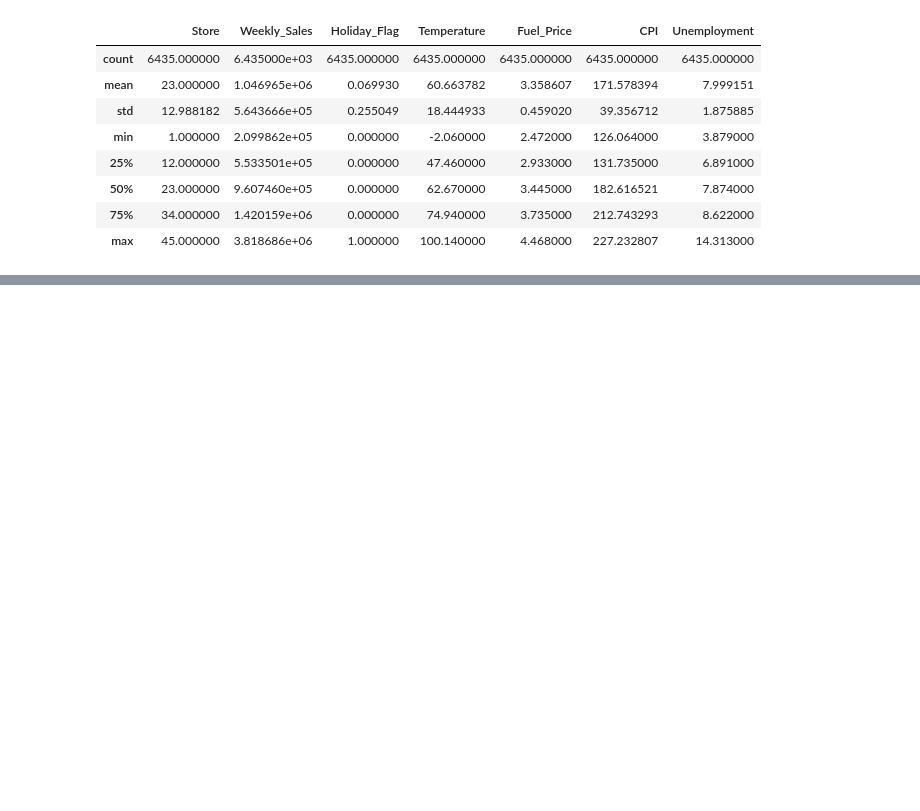
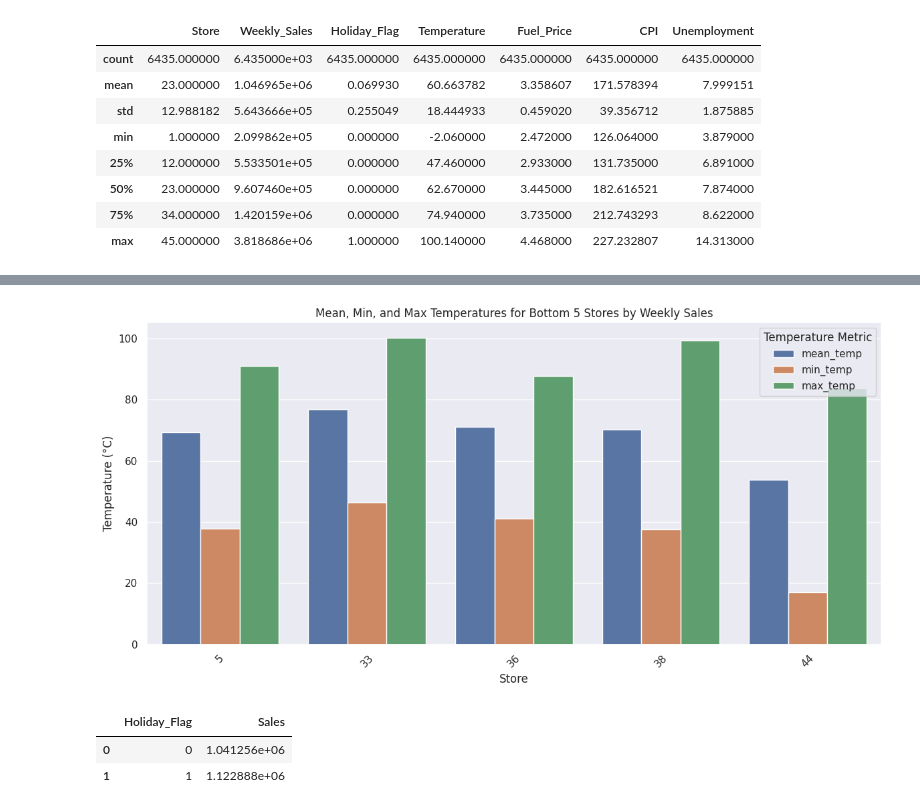
Before and after one commit to yushi2006/walmart-sales-forecasting, a Jupyter notebook: notebooks/EDA.ipynb, the cells around one changed output, grey strips where cells are left out. Cells and saved outputs as stored; diff of their text form; code cells hidden in the pictures; blank space fills up the shorter version.

```diff
--- a/notebooks/EDA.ipynb
+++ b/notebooks/EDA.ipynb
@@ -130 +133,5 @@ temp_df
+# %%
+bottom_5_temp_df = df[df['Store'].isin(bottom_5_stores['Store'].unique())].groupby('Store')['Temperature'].agg(['mean', 'min', 'max']).reset_index()
+
+bottom_5_temp_df.columns = ['Store', 'mean_temp', 'min_temp', 'max_temp']
 # %%
@@ -148,0 +156,31 @@ plt.show()
+# %%
+temp_df_melted = pd.melt(bottom_5_temp_df, id_vars=['Store'], value_vars=['mean_temp', 'min_temp', 'max_temp'],
+                         var_name='Metric', value_name='Temperature')
+
+plt.figure(figsize=(12, 6))
+sns.barplot(data=temp_df_melted, x='Store', y='Temperature', hue='Metric')
+
+plt.title('Mean, Min, and Max Temperatures for Bottom 5 Stores by Weekly Sales')
+plt.xlabel('Store')
+plt.ylabel('Temperature (°C)')
+plt.legend(title='Temperature Metric')
+plt.xticks(rotation=45)
+plt.tight_layout()
+
+plt.savefig('../figures/temperature_stats_by_bottom_stores.png')
+
+plt.show()
+# %% [output]
+[figure, added]
+# %%
+# Maybe the lower temperature the more sales
+# Question 3: Which is the best time for selling (holiday or not)?
+data = df.groupby('Holiday_Flag')['Weekly_Sales'].mean().reset_index()
+
+data.columns = ['Holiday_Flag', 'Sales']
+
+data.head()
+# %% [output]
+|  | Holiday_Flag | Sales |
+| 0 | 0 | 1.041256e+06 |
+| 1 | 1 | 1.122888e+06 |
```
Also changed, not shown: parts of 8 cells of this notebook, 6 other files.
